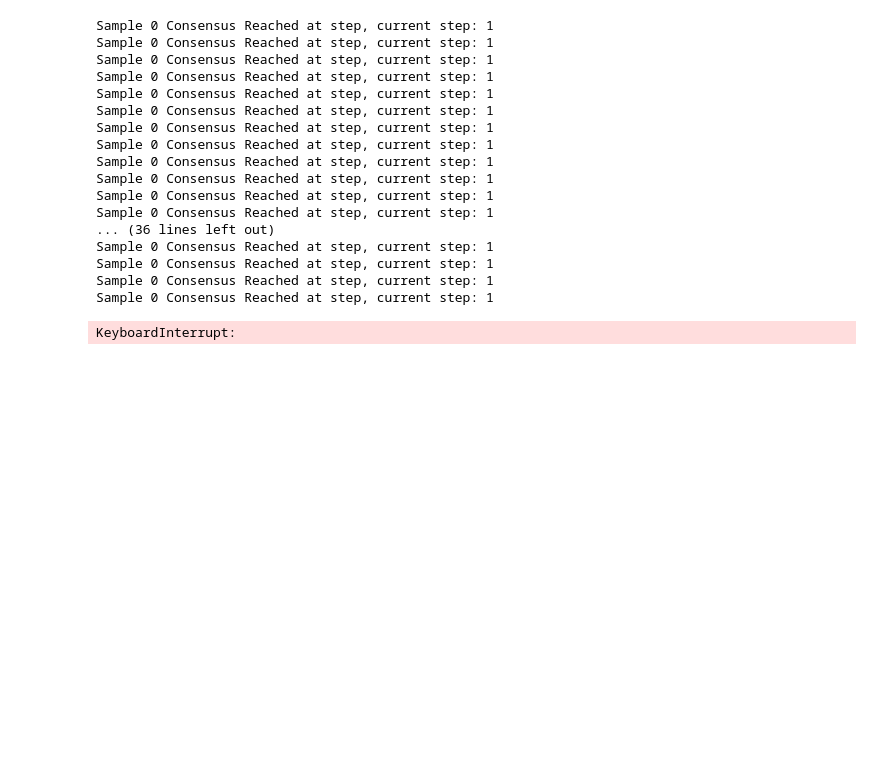
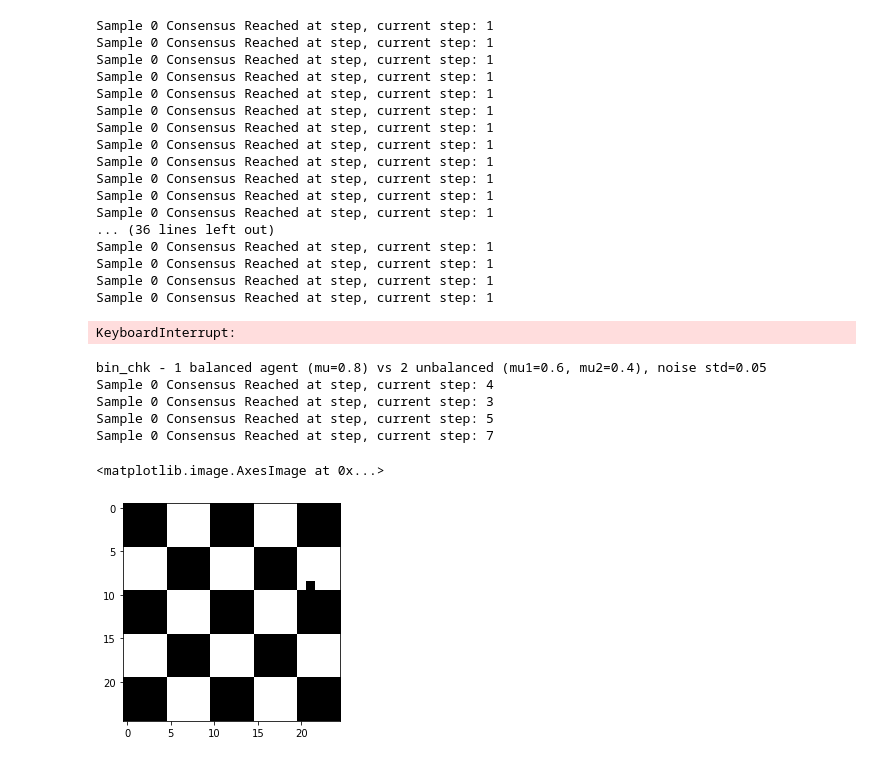
Before and after one commit to edoardogiacomello/DistributedSegmentation, a Jupyter notebook: src/SyntheticSamples-v2.ipynb, the cells around one changed output. Cells and saved outputs as stored; diff of their text form; code cells hidden in the pictures; blank space fills up the shorter version.

Commit message:
Added code for getting outputs from experiment runs

```diff
--- a/src/SyntheticSamples-v2.ipynb
+++ b/src/SyntheticSamples-v2.ipynb
@@ -318,3 +318,45 @@ Sample 0 Consensus Reached at step, current step: 1
 Sample 0 Consensus Reached at step, current step: 1
 Sample 0 Consensus Reached at step, current step: 1
 KeyboardInterrupt:
+# %%
+#Testing
+c_star = 0
+mu = 0.6
+template_name = 'bin_chk'
+template = templates[template_name]
+N_LABELS = 2
+gt = generate_ground_truth(template, N_LABELS)
+SAMPLES = 1
+
+# Agents unbalanced on C1
+log = pd.DataFrame()
+for std in [0.05]:
+    for unb_agents in [2]:
+        for mu_balanced in [.8]:
+            for mu_1_unbalanced in [.6]:
+                for mu_2_unbalanced in [0.4]:
+                    print("{} - 1 balanced agent (mu={}) vs {} unbalanced (mu1={}, mu2={}), noise std={}".format(template_name, mu_balanced, unb_agents, mu_1_unbalanced, mu_2_unbalanced, std) )
+                    prediction_runs = list()
+                    for i in range(SAMPLES):
+                        balanced = agent_binary_balanced(mu=mu_balanced, std=std)
+                        agents = [balanced] + [agent_binary_unbalanced(mu_1=mu_1_unbalanced, mu_2=mu_2_unbalanced, std=std) for a in range(unb_agents)]
+                        predictions = np.stack([generate_predictions(template, mu_matrix, std_matrix) for (mu_matrix, std_matrix) in agents])
+                        prediction_runs.append(predictions)
+                    run_result, outputs = exp.run_experiment_on_list(prediction_runs, [gt]*SAMPLES, return_outputs=True)
+#                     run_result['unbalanced_agents'] = unb_agents
+#                     run_result['mu_balanced'] = mu_balanced
+#                     run_result['mu_1_unbalanced'] = mu_1_unbalanced
+#                     run_result['mu_2_unbalanced'] = mu_2_unbalanced
+#                     run_result['std'] = std
+#                     log = log.append(run_result, ignore_index=True)
+# %% [output]
+bin_chk - 1 balanced agent (mu=0.8) vs 2 unbalanced (mu1=0.6, mu2=0.4), noise std=0.05
+Sample 0 Consensus Reached at step, current step: 4
+Sample 0 Consensus Reached at step, current step: 3
+Sample 0 Consensus Reached at step, current step: 5
+Sample 0 Consensus Reached at step, current step: 7
+# %%
+plt.imshow(nt.get_consensus(prediction_runs[0]), vmin=0, vmax=1, cmap='Greys_r')
+# %% [output]
+<matplotlib.image.AxesImage at 0x...>
+[figure, added]
```
Also changed, not shown: parts of 2 cells of this notebook, 2 other files.
